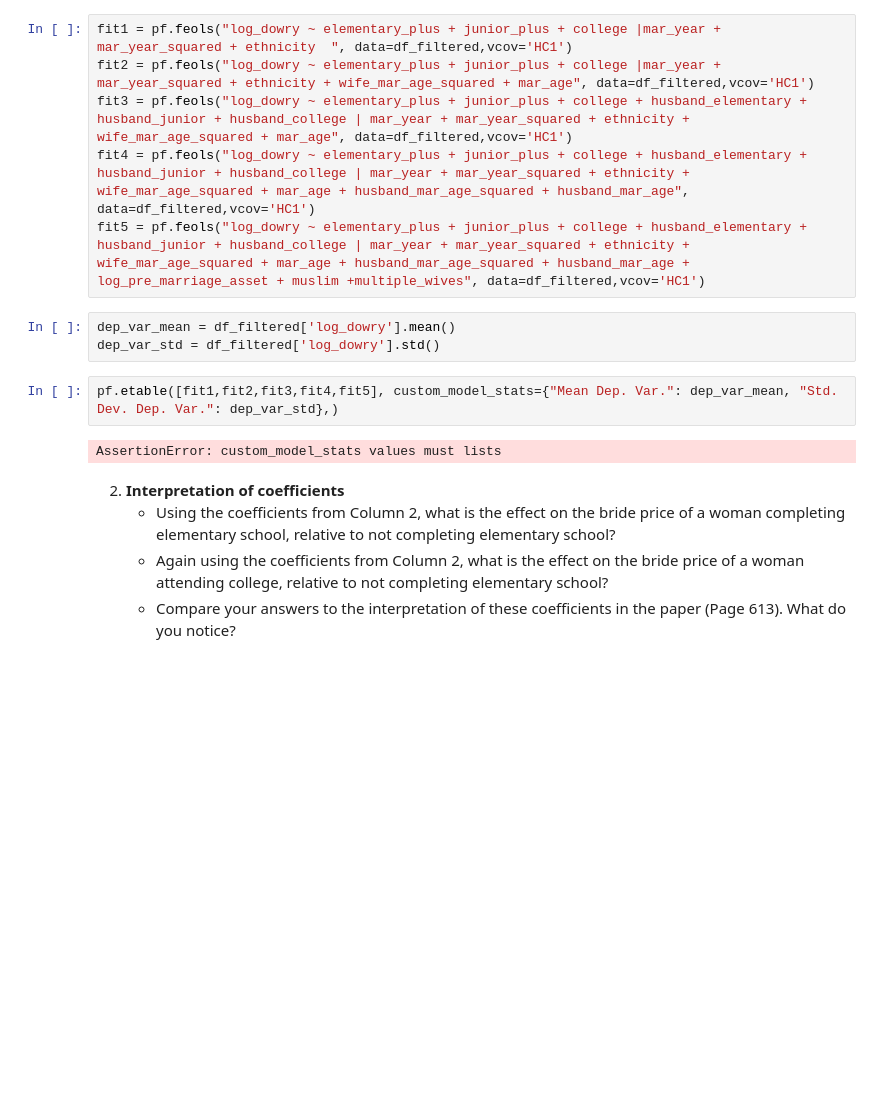
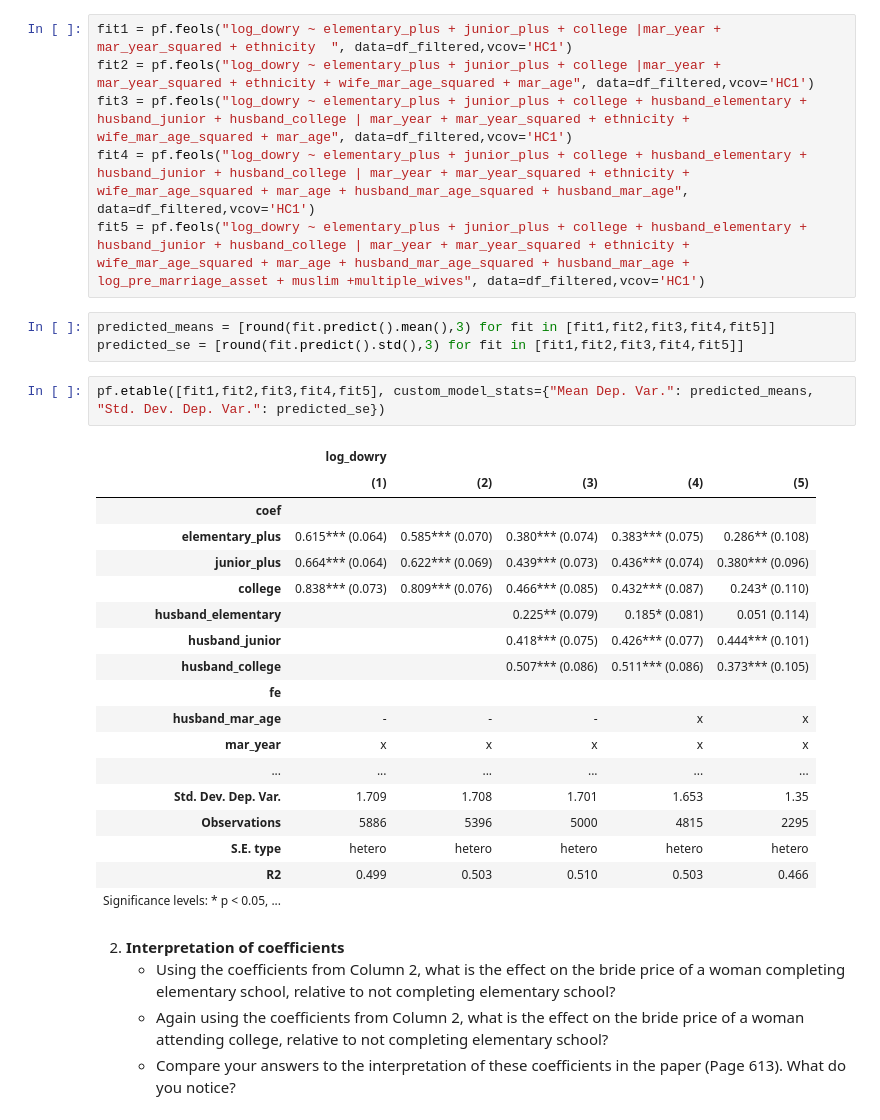
Before and after one commit to cramirezda/micro, a Jupyter notebook: Copia_de_Assignment_4_questions.ipynb, the cells around one changed output. Cells and saved outputs as stored; diff of their text form; blank space fills up the shorter version.

```diff
--- a/Copia_de_Assignment_4_questions.ipynb
+++ b/Copia_de_Assignment_4_questions.ipynb
@@ -414,13 +414,30 @@ fit2 = pf.feols("log_dowry ~ elementary_plus + junior_plus + college |mar_year +
 fit3 = pf.feols("log_dowry ~ elementary_plus + junior_plus + college + husband_elementary + husband_junior + husband_college | mar_year + mar_year_squared + ethnicity + wife_mar_age_squared + mar_age", data=df_filtered,vcov='HC1')
 fit4 = pf.feols("log_dowry ~ elementary_plus + junior_plus + college + husband_elementary + husband_junior + husband_college | mar_year + mar_year_squared + ethnicity + wife_mar_age_squared + mar_age + husband_mar_age_squared + husband_mar_age", data=df_filtered,vcov='HC1')
 fit5 = pf.feols("log_dowry ~ elementary_plus + junior_plus + college + husband_elementary + husband_junior + husband_college | mar_year + mar_year_squared + ethnicity + wife_mar_age_squared + mar_age + husband_mar_age_squared + husband_mar_age + log_pre_marriage_asset + muslim +multiple_wives", data=df_filtered,vcov='HC1')
-# %%
-dep_var_mean = df_filtered['log_dowry'].mean()
-dep_var_std = df_filtered['log_dowry'].std()
+# %%
+predicted_means = [round(fit.predict().mean(),3) for fit in [fit1,fit2,fit3,fit4,fit5]]
+predicted_se = [round(fit.predict().std(),3) for fit in [fit1,fit2,fit3,fit4,fit5]]
 # %%
-pf.etable([fit1,fit2,fit3,fit4,fit5], custom_model_stats={"Mean Dep. Var.": dep_var_mean, "Std. Dev. Dep. Var.": dep_var_std},)
+pf.etable([fit1,fit2,fit3,fit4,fit5], custom_model_stats={"Mean Dep. Var.": predicted_means, "Std. Dev. Dep. Var.": predicted_se})
 # %% [output]
-AssertionError: custom_model_stats values must lists
+|  | log_dowry |  |  |  |  |
+|  | (1) | (2) | (3) | (4) | (5) |
+| coef |  |  |  |  |  |
+| elementary_plus | 0.615*** (0.064) | 0.585*** (0.070) | 0.380*** (0.074) | 0.383*** (0.075) | 0.286** (0.108) |
+| junior_plus | 0.664*** (0.064) | 0.622*** (0.069) | 0.439*** (0.073) | 0.436*** (0.074) | 0.380*** (0.096) |
+| college | 0.838*** (0.073) | 0.809*** (0.076) | 0.466*** (0.085) | 0.432*** (0.087) | 0.243* (0.110) |
+| husband_elementary |  |  | 0.225** (0.079) | 0.185* (0.081) | 0.051 (0.114) |
+| husband_junior |  |  | 0.418*** (0.075) | 0.426*** (0.077) | 0.444*** (0.101) |
+| husband_college |  |  | 0.507*** (0.086) | 0.511*** (0.086) | 0.373*** (0.105) |
+| fe |  |  |  |  |  |
+| husband_mar_age | - | - | - | x | x |
+| mar_year | x | x | x | x | x |
+| ... | ... | ... | ... | ... | ... |
+| Std. Dev. Dep. Var. | 1.709 | 1.708 | 1.701 | 1.653 | 1.35 |
+| Observations | 5886 | 5396 | 5000 | 4815 | 2295 |
+| S.E. type | hetero | hetero | hetero | hetero | hetero |
+| R2 | 0.499 | 0.503 | 0.510 | 0.503 | 0.466 |
+| Significance levels: * p < 0.05, ... |  |  |  |  |  |
 # %% [markdown]
 2. **Interpretation of coefficients**
    - Using the coefficients from Column 2, what is the effect on the bride price of a woman completing elementary school, relative to not completing elementary school?
```
Also changed, not shown: parts of 6 cells of this notebook.
